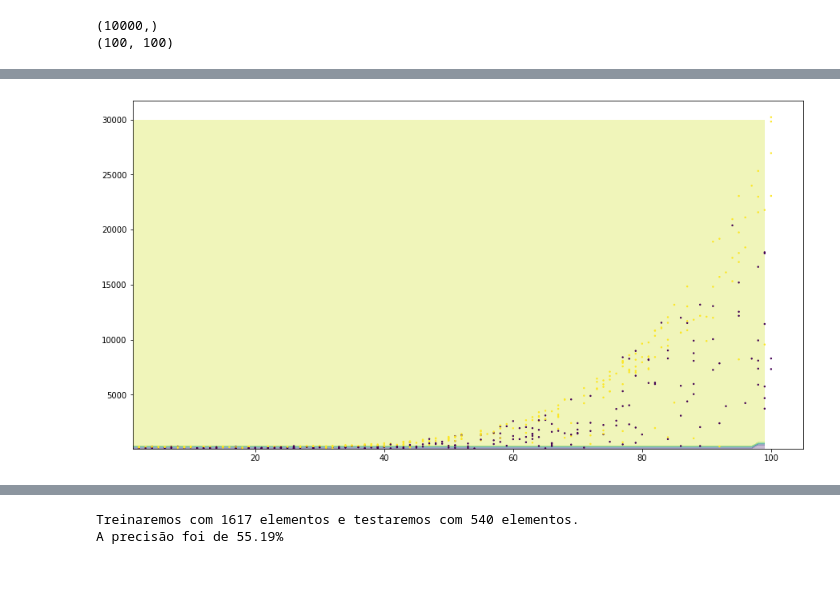
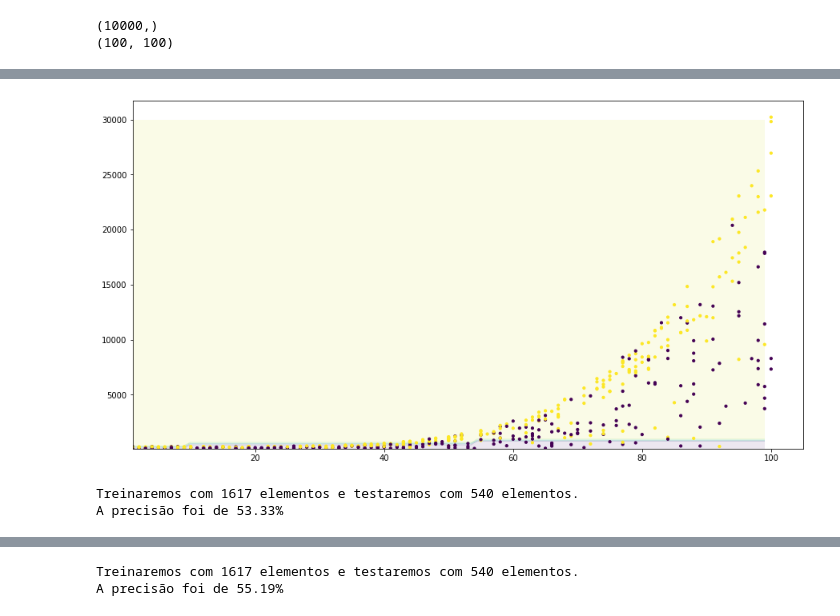
Before and after one commit to Daniel-ASG/Course_Classes, a Jupyter notebook: Introdução_a_Machine_Learning_e_classificação.ipynb, the cells around one changed output, grey strips where cells are left out. Cells and saved outputs as stored; diff of their text form; code cells hidden in the pictures; blank space fills up the shorter version.

```diff
--- a/Introdução_a_Machine_Learning_e_classificação.ipynb
+++ b/Introdução_a_Machine_Learning_e_classificação.ipynb
@@ -316,9 +353,31 @@ array([[0, 0, 0, ..., 0, 0, 0],
        [1, 1, 1, ..., 1, 1, 1],
        [1, 1, 1, ..., 1, 1, 1]])
 # %%
-import matplotlib.pyplot as plt
 plt.figure(figsize=(15,8))
-plt.contourf(xx, yy, Z, alpha=0.3)
-plt.scatter(teste_x.horas_esperadas, teste_x.preco, c=teste_y, s=2);
+plt.contourf(xx, yy, Z, alpha=0.1)
+plt.scatter(teste_x.horas_esperadas, teste_x.preco, c=teste_y, s=10);
+
+# Decicsion boundary
 # %% [output]
-[figure, old version]
+[figure, new version]
+# %%
+from sklearn.model_selection import train_test_split
+from sklearn.svm import LinearSVC
+from sklearn.metrics import accuracy_score
+
+SEED = 5
+np.random.seed(SEED)
+
+treino_x, teste_x, treino_y, teste_y = train_test_split(x, y, test_size=0.25, random_state=SEED,
+                                                        stratify=y)
+print(f'Treinaremos com {len(treino_x)} elementos e testaremos com {len(teste_x)} elementos.')
+
+modelo = LinearSVC()
+modelo.fit(treino_x, treino_y)
+previsoes = modelo.predict(teste_x)
+
+acuracia = accuracy_score(teste_y, previsoes)
+print(f'A precisão foi de {acuracia*100:.2f}%\n')
+# %% [output]
+Treinaremos com 1617 elementos e testaremos com 540 elementos.
+A precisão foi de 53.33%
```
Also changed, not shown: parts of 18 cells of this notebook.
